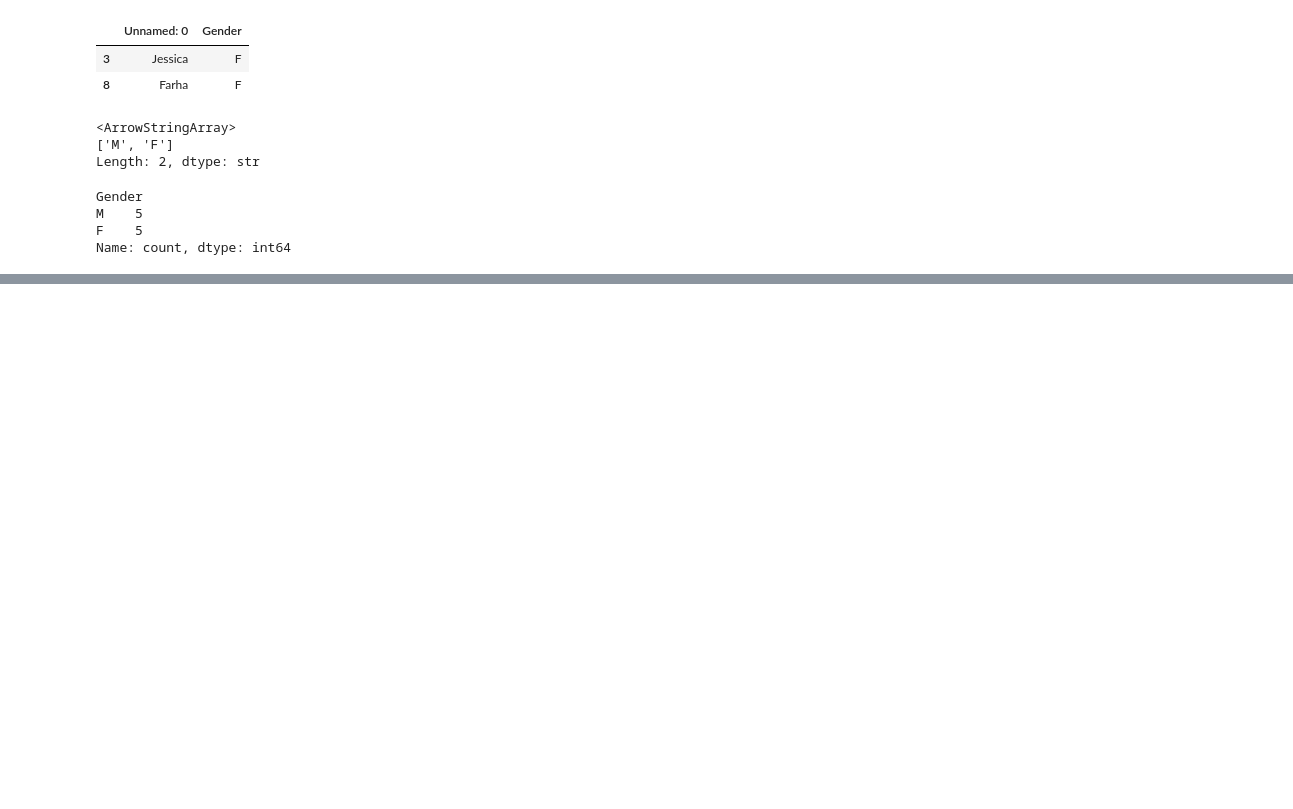
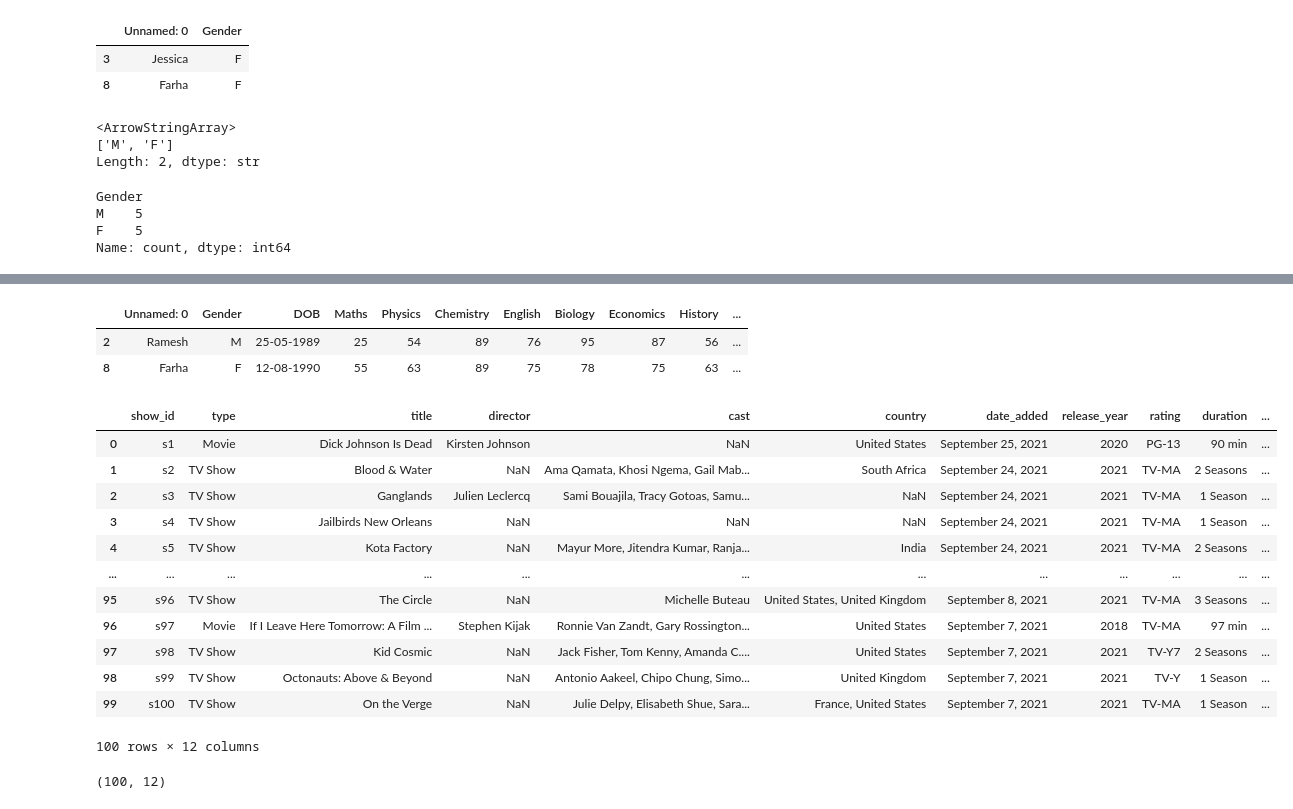
Before and after one commit to zaeemrehman3/Data-Analysis, a Jupyter notebook: Pandas.ipynb, the cells around one changed output, grey strips where cells are left out. Saved outputs shown, nothing was run; the diff lists cells and outputs as text; code cells hidden in the pictures; blank space fills up the shorter version.

```diff
--- a/Pandas.ipynb
+++ b/Pandas.ipynb
@@ -574,0 +593,28 @@ Name: count, dtype: int64
+# %%
+data[data.Chemistry == data.Chemistry.max()]
+# %% [output]
+|  | Unnamed: 0 | Gender | DOB | Maths | Physics | Chemistry | English | Biology | Economics | History | ... |
+| 2 | Ramesh | M | 25-05-1989 | 25 | 54 | 89 | 76 | 95 | 87 | 56 | ... |
+| 8 | Farha | F | 12-08-1990 | 55 | 63 | 89 | 75 | 78 | 75 | 63 | ... |
+# %%
+movies = pd.read_csv("datalab_export_2026-10-17 13_39_34.csv")
+# %%
+movies
+# %% [output]
+|  | show_id | type | title | director | cast | country | date_added | release_year | rating | duration | ... |
+| 0 | s1 | Movie | Dick Johnson Is Dead | Kirsten Johnson | NaN | United States | September 25, 2021 | 2020 | PG-13 | 90 min | ... |
+| 1 | s2 | TV Show | Blood & Water | NaN | Ama Qamata, Khosi Ngema, Gail Mab... | South Africa | September 24, 2021 | 2021 | TV-MA | 2 Seasons | ... |
+| 2 | s3 | TV Show | Ganglands | Julien Leclercq | Sami Bouajila, Tracy Gotoas, Samu... | NaN | September 24, 2021 | 2021 | TV-MA | 1 Season | ... |
+| 3 | s4 | TV Show | Jailbirds New Orleans | NaN | NaN | NaN | September 24, 2021 | 2021 | TV-MA | 1 Season | ... |
+| 4 | s5 | TV Show | Kota Factory | NaN | Mayur More, Jitendra Kumar, Ranja... | India | September 24, 2021 | 2021 | TV-MA | 2 Seasons | ... |
+| ... | ... | ... | ... | ... | ... | ... | ... | ... | ... | ... | ... |
+| 95 | s96 | TV Show | The Circle | NaN | Michelle Buteau | United States, United Kingdom | September 8, 2021 | 2021 | TV-MA | 3 Seasons | ... |
+| 96 | s97 | Movie | If I Leave Here Tomorrow: A Film ... | Stephen Kijak | Ronnie Van Zandt, Gary Rossington... | United States | September 7, 2021 | 2018 | TV-MA | 97 min | ... |
+| 97 | s98 | TV Show | Kid Cosmic | NaN | Jack Fisher, Tom Kenny, Amanda C.... | United States | September 7, 2021 | 2021 | TV-Y7 | 2 Seasons | ... |
+| 98 | s99 | TV Show | Octonauts: Above & Beyond | NaN | Antonio Aakeel, Chipo Chung, Simo... | United Kingdom | September 7, 2021 | 2021 | TV-Y | 1 Season | ... |
+| 99 | s100 | TV Show | On the Verge | NaN | Julie Delpy, Elisabeth Shue, Sara... | France, United States | September 7, 2021 | 2021 | TV-MA | 1 Season | ... |
+100 rows × 12 columns
+# %%
+movies.shape
+# %% [output]
+(100, 12)
```
Also changed, not shown: parts of 3 cells of this notebook, 4 other files.
